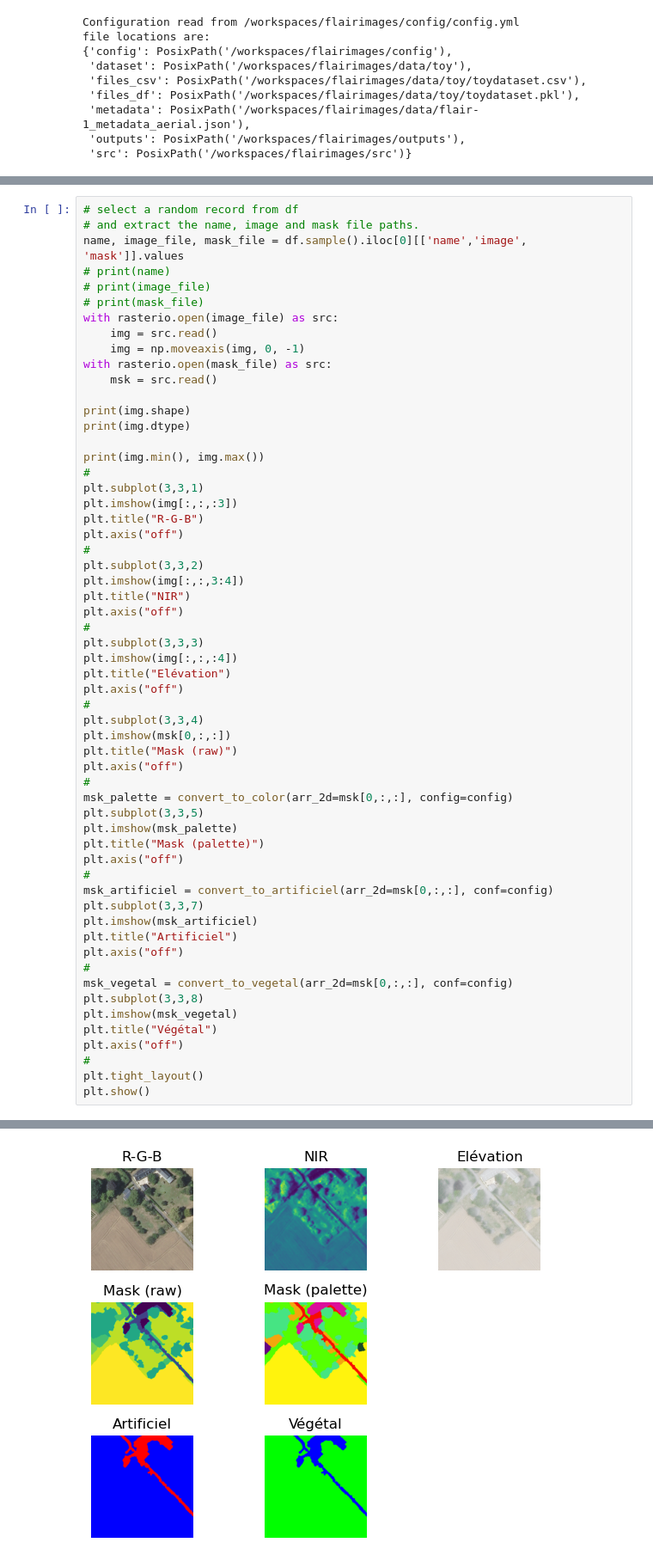
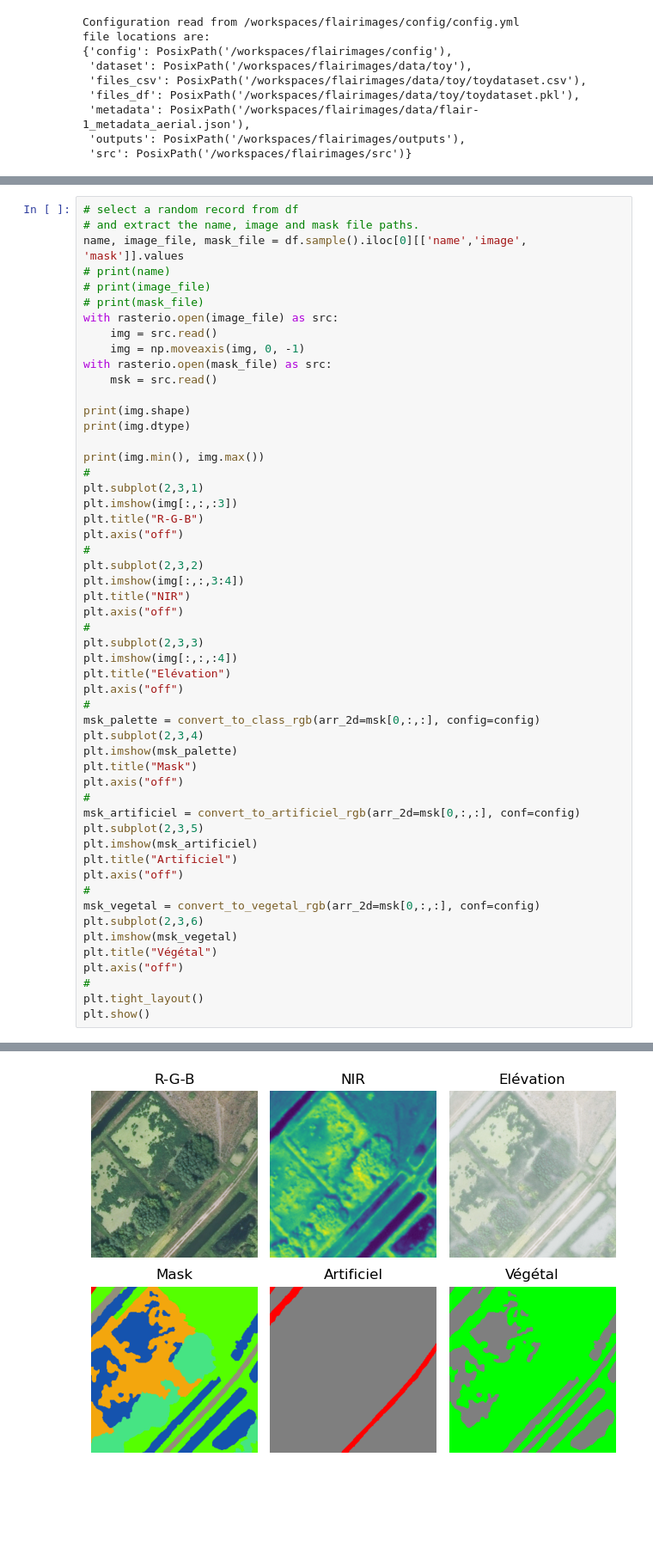
Before and after one commit to ChallengeDataTest/flairimages, a Jupyter notebook: src/explore.ipynb, the cells around one changed output, grey strips where cells are left out. Shown at 86% size. Drawn from its saved outputs; the diff is of its cells as text; blank space fills up the shorter version.

Commit message:
better config

```diff
--- a/src/explore.ipynb
+++ b/src/explore.ipynb
@@ -74,40 +74,35 @@ print(img.dtype)
 
 print(img.min(), img.max())
 #
-plt.subplot(3,3,1)
+plt.subplot(2,3,1)
 plt.imshow(img[:,:,:3])
 plt.title("R-G-B")
 plt.axis("off")
 #
-plt.subplot(3,3,2)
+plt.subplot(2,3,2)
 plt.imshow(img[:,:,3:4])
 plt.title("NIR")
 plt.axis("off")
 #
-plt.subplot(3,3,3)
+plt.subplot(2,3,3)
 plt.imshow(img[:,:,:4])
 plt.title("Elévation")
 plt.axis("off")
 #
-plt.subplot(3,3,4)
-plt.imshow(msk[0,:,:])
-plt.title("Mask (raw)")
+msk_palette = convert_to_class_rgb(arr_2d=msk[0,:,:], config=config)
+plt.subplot(2,3,4)
+plt.imshow(msk_palette)
+plt.title("Mask")
 plt.axis("off")
 #
-msk_palette = convert_to_color(arr_2d=msk[0,:,:], config=config)
-plt.subplot(3,3,5)
-plt.imshow(msk_palette)
-plt.title("Mask (palette)")
-plt.axis("off")
-#
-msk_artificiel = convert_to_artificiel(arr_2d=msk[0,:,:], conf=config)
-plt.subplot(3,3,7)
+msk_artificiel = convert_to_artificiel_rgb(arr_2d=msk[0,:,:], conf=config)
+plt.subplot(2,3,5)
 plt.imshow(msk_artificiel)
 plt.title("Artificiel")
 plt.axis("off")
 #
-msk_vegetal = convert_to_vegetal(arr_2d=msk[0,:,:], conf=config)
-plt.subplot(3,3,8)
+msk_vegetal = convert_to_vegetal_rgb(arr_2d=msk[0,:,:], conf=config)
+plt.subplot(2,3,6)
 plt.imshow(msk_vegetal)
 plt.title("Végétal")
 plt.axis("off")
@@ -121 +116 @@ uint8
-[figure, old version]
+[figure, new version]
```
Also changed, not shown: parts of 4 cells of this notebook, 27 other files.
